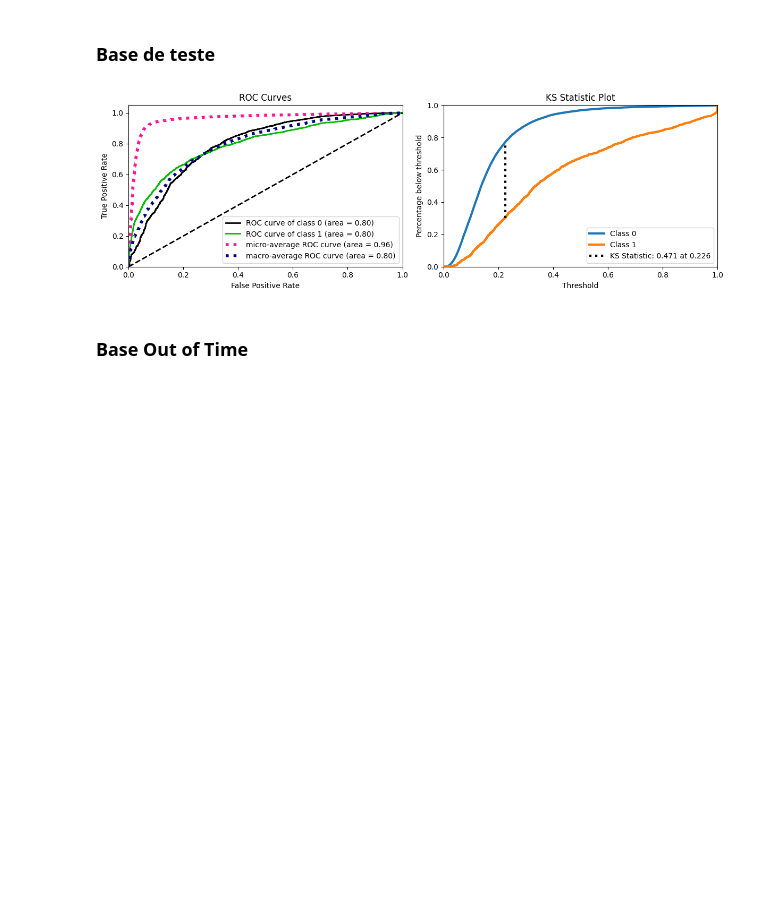
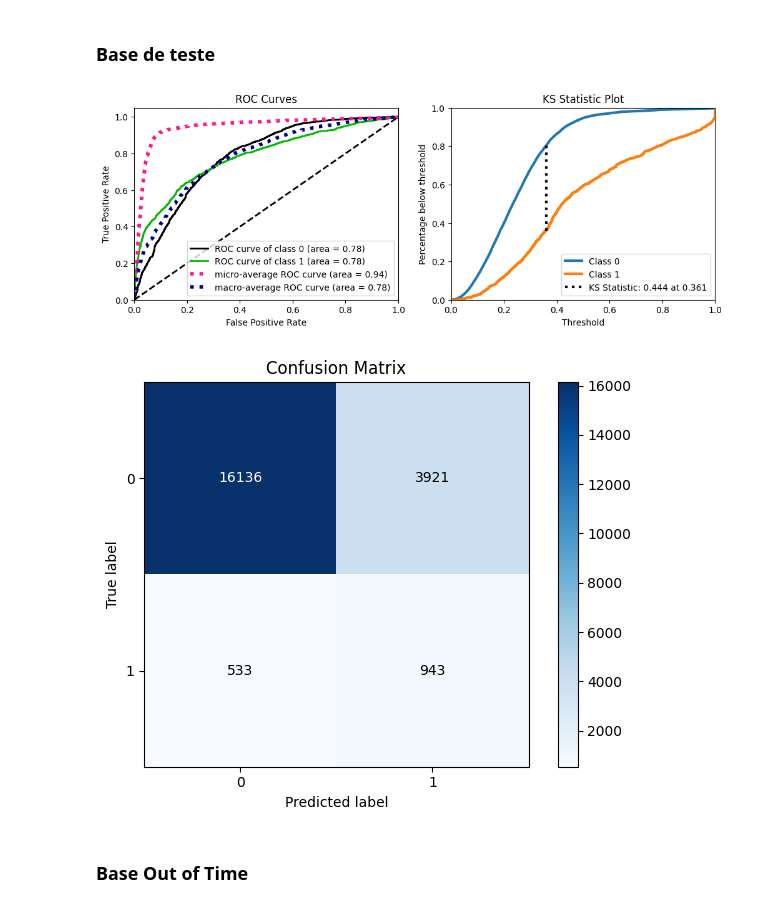
Before and after one commit to faustomfc/score_credit_prediction, a Jupyter notebook: score_credit_prediction_v1.ipynb, the cells around one changed output. Drawn from its saved outputs; the diff is of its cells as text; code cells hidden in the pictures; blank space fills up the shorter version.

```diff
--- a/score_credit_prediction_v1.ipynb
+++ b/score_credit_prediction_v1.ipynb
@@ -810,6 +817,23 @@ tabela_ddd = pd.DataFrame(
 df2 = pd.merge(df2, tabela_ddd, how='left', on='ddd')
 df2['uf'].fillna('Indefinido', inplace=True)
 df2['regiao'].fillna('Indefinido', inplace=True)
+# %%
+safra_ref = list(df2['safra_ref'].unique())
+auz = pd.DataFrame()
+for i in safra_ref:
+    auy = df2.loc[df2['safra_ref']==i, :]
+    auy = auy.loc[:, ['id_cliente', 'taxa', 'valor_a_pagar']].groupby('id_cliente').agg(total_valor_a_pagar=('valor_a_pagar', 'sum'),
+                                                                                        media_valor_a_pagar=('valor_a_pagar', 'mean'),
+                                                                                        contagem=('valor_a_pagar', 'count'),
+                                                                                        media_taxa=('taxa', 'mean')).reset_index()
+    auy['safra_ref'] = i
+    auy['valor_taxa'] = auy.loc[:, 'total_valor_a_pagar'] * auy.loc[:, 'media_taxa']/100
+    auz = pd.concat([auz, auy])
+df2 = pd.merge(df2, auz, how='left', on=['safra_ref', 'id_cliente'])
+
+df2['renda_menos_valor_taxa'] = df2.loc[:, 'renda_mes_anterior'] - df2.loc[:, 'valor_taxa']
+df2['renda_menos_valor_taxa_por_funcionario'] = df2.loc[:, 'renda_menos_valor_taxa']/df2.loc[:, 'no_funcionarios']
+df2['renda_remanescente'] = df2.loc[:, 'renda_menos_valor_taxa']/df2.loc[:, 'renda_mes_anterior']
 # %%
 df2.isna().sum()
 # %% [output]
@@ -1254,5 +1281,7 @@ X_train, X_test, y_train, y_test = train_test_split(x, y, test_size=0.30, random
 # %% [markdown]
 Como a base de dados é bastante desbalanceada é necessário aplicar balanceamento de classe. Para não realizar modificações drásticas na base de dados com povoamento registros com a classe 1, será feito o balanceamento via **Undersampling**.
 # %%
-under_sample = RandomUnderSampler(sampling_strategy=0.3, random_state=42)
+under_sample = RandomUnderSampler(sampling_strategy=0.5, random_state=42)
 X_train, y_train = under_sample.fit_resample(X_train, y_train)
+#over_sample = ADASYN(random_state=42)
+#X_train, y_train = over_sample.fit_resample(X_train, y_train)
@@ -1304,6 +1340,7 @@ model = en.RandomForestClassifier(min_samples_leaf=50, n_jobs=-1, n_estimators=1
 model.fit(X_train, y_train)
 
 # Show features importance
-pd.DataFrame({'feature': X_train.columns, 'importance': model.feature_importances_}).sort_values('importance', ascending=False)
+fs_importance = pd.DataFrame({'feature': X_train.columns, 'importance': model.feature_importances_}).sort_values('importance', ascending=False)
+fs_importance.reset_index(drop=True)
 # %% [output]
 |  | feature | importance |
@@ -1328,6 +1365,4 @@ A observação dos valores mostra um certo equilíbrio de importância entre as
 # %%
-all_features = list(X_train.columns)
-drop_features = ['dominio_email', 'porte', 'dia_sin', 'mes_cos', 'dia_cos', 'ano', 'taxa', 'flag_pf']
-features_selected = [x for x in all_features if x not in drop_features]
+features_selected = fs_importance.loc[fs_importance['importance']>=0.01, 'feature'].tolist()
 features_selected
 # %% [output]
@@ -1402,22 +1439,28 @@ plt.show()
 # %%
 # Prediction
 yhat = model.predict_proba(x_test)
 
 # Save info
 save_roc_auc_score.append(['test', roc_auc_score(y_test, yhat[:, 1])])
 
 # Plots
 fig, axes = plt.subplots(1, 2, figsize=(12, 4))
 ## AUC ROC
 ax = axes[0]
 mt.plot_roc(y_test, yhat, ax=ax)
 ## KS Statistic
 ax = axes[1]
 mt.plot_ks_statistic(y_test, yhat, ax=ax)
+## Confusion Matrix
+threshold = 0.361
+yhat = (yhat[:, 1] >= threshold).astype(int)
+mt.plot_confusion_matrix(y_test, yhat, normalize=False)
+
 plt.tight_layout()
 plt.show()
 # %% [output]
-[figure, old version]
+[figure, new version]
+[figure, added]
 # %% [markdown]
 ### Base Out of Time
 # %%
```
Also changed, not shown: parts of 64 cells of this notebook, 10 other files.
